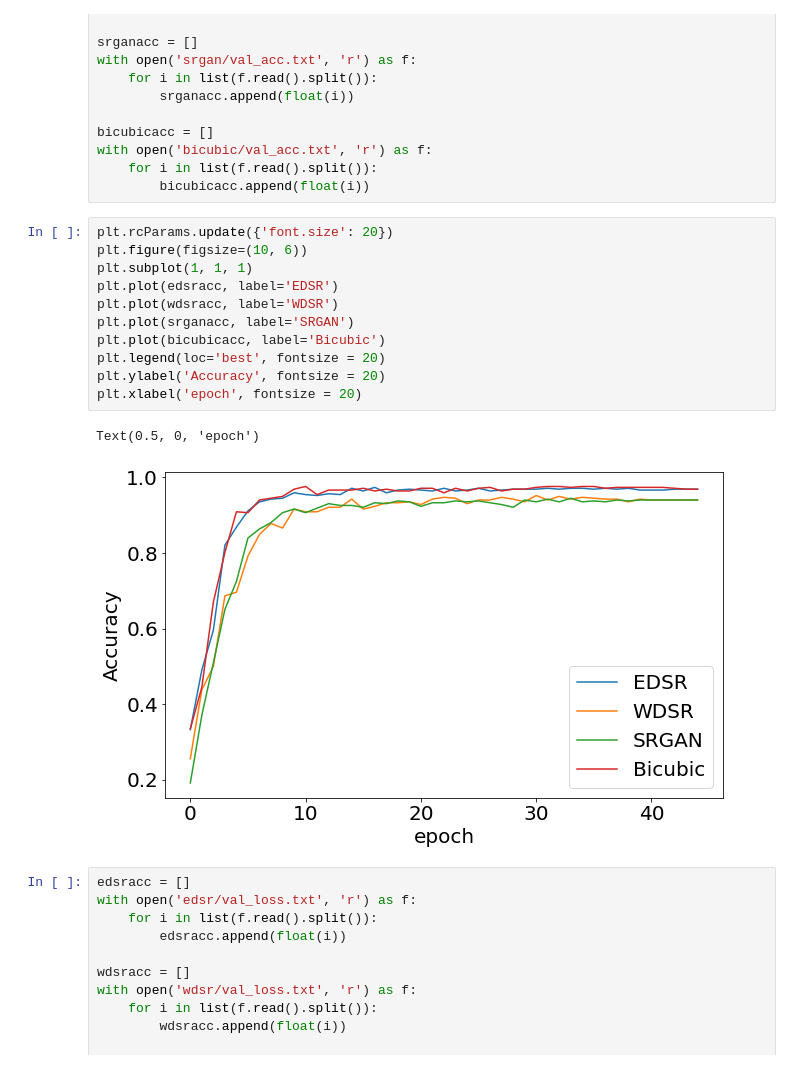
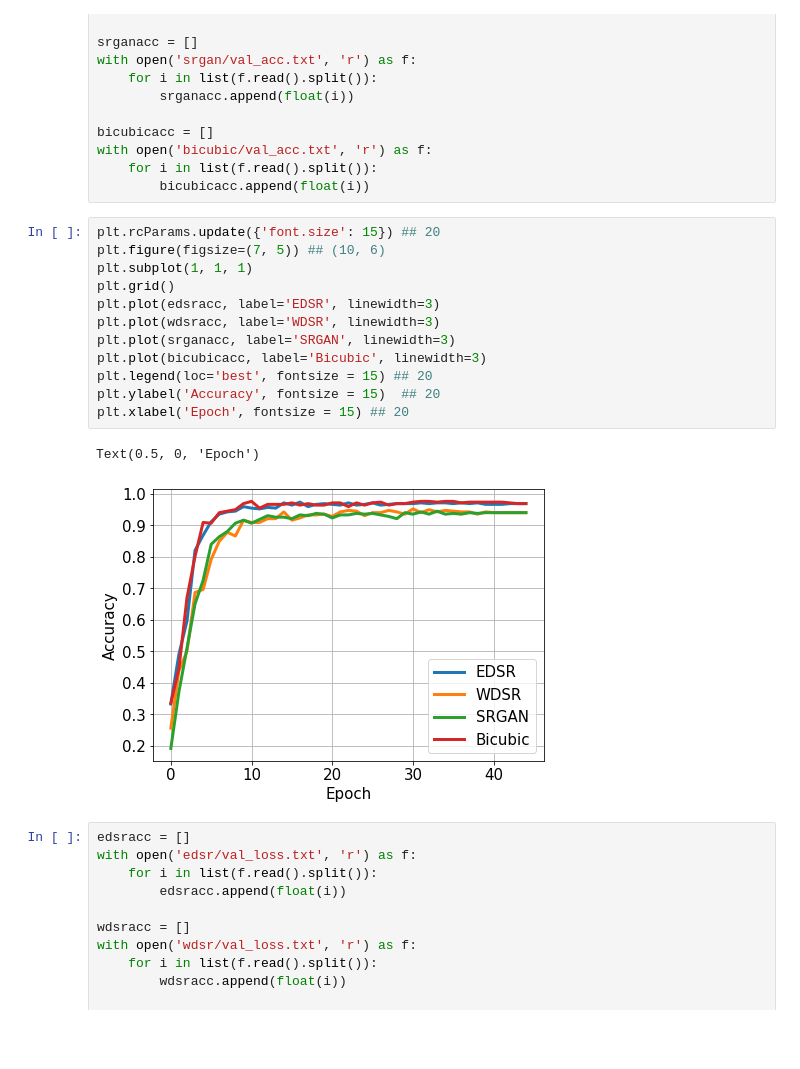
Before and after one commit to hrishi508/low-res-face-recognition, a Jupyter notebook: Results/24x24/Untitled.ipynb, the cells around one changed output. Saved outputs shown, nothing was run; the diff lists cells and outputs as text; blank space fills up the shorter version.

```diff
--- a/Results/24x24/Untitled.ipynb
+++ b/Results/24x24/Untitled.ipynb
@@ -21,19 +22,20 @@ with open('bicubic/val_acc.txt', 'r') as f:
     for i in list(f.read().split()):
         bicubicacc.append(float(i))
 # %%
-plt.rcParams.update({'font.size': 20})
-plt.figure(figsize=(10, 6))
+plt.rcParams.update({'font.size': 15}) ## 20
+plt.figure(figsize=(7, 5)) ## (10, 6)
 plt.subplot(1, 1, 1)
-plt.plot(edsracc, label='EDSR')
-plt.plot(wdsracc, label='WDSR')
-plt.plot(srganacc, label='SRGAN')
-plt.plot(bicubicacc, label='Bicubic')
-plt.legend(loc='best', fontsize = 20)
-plt.ylabel('Accuracy', fontsize = 20)
-plt.xlabel('epoch', fontsize = 20)
+plt.grid()
+plt.plot(edsracc, label='EDSR', linewidth=3)
+plt.plot(wdsracc, label='WDSR', linewidth=3)
+plt.plot(srganacc, label='SRGAN', linewidth=3)
+plt.plot(bicubicacc, label='Bicubic', linewidth=3)
+plt.legend(loc='best', fontsize = 15) ## 20
+plt.ylabel('Accuracy', fontsize = 15)  ## 20
+plt.xlabel('Epoch', fontsize = 15) ## 20
 # %% [output]
-Text(0.5, 0, 'epoch')
+Text(0.5, 0, 'Epoch')
-[figure, old version]
+[figure, new version]
 # %%
 edsracc = []
 with open('edsr/val_loss.txt', 'r') as f:
```
Also changed, not shown: parts of 1 cell of this notebook, 1 other file.
